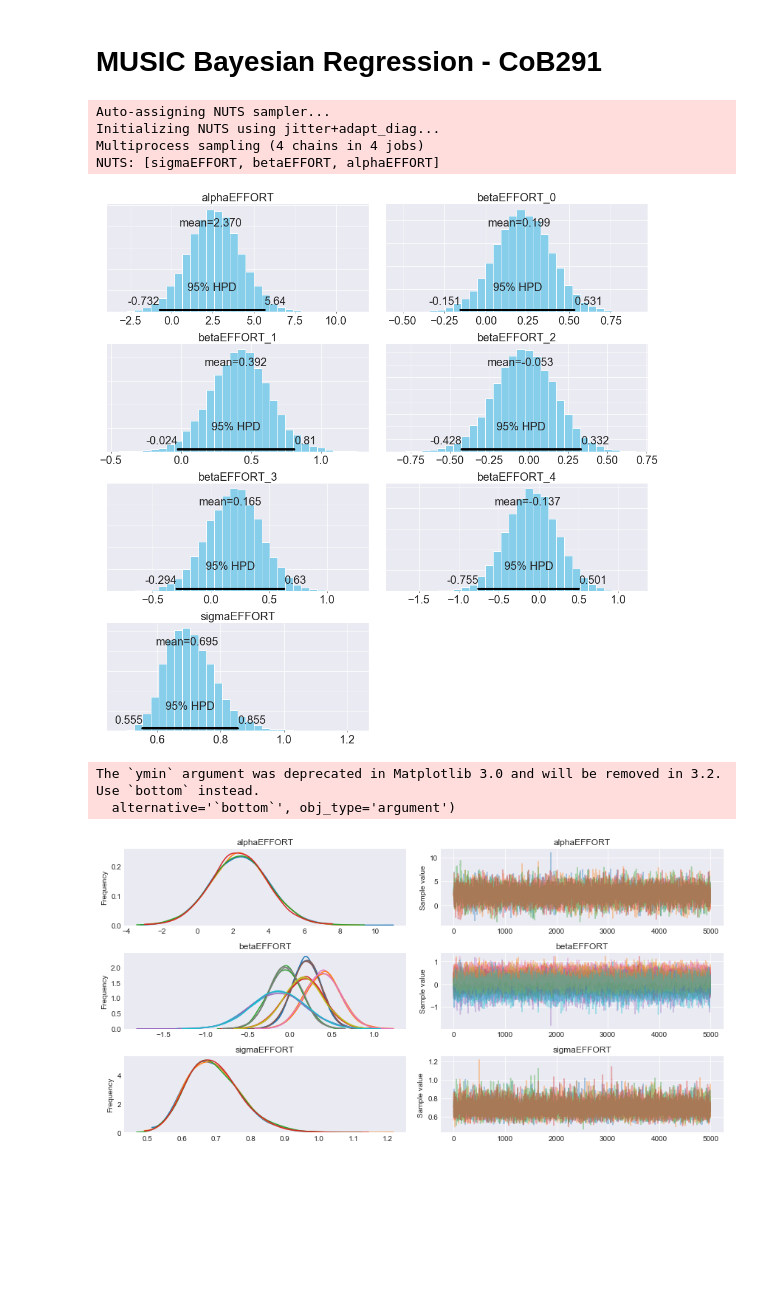
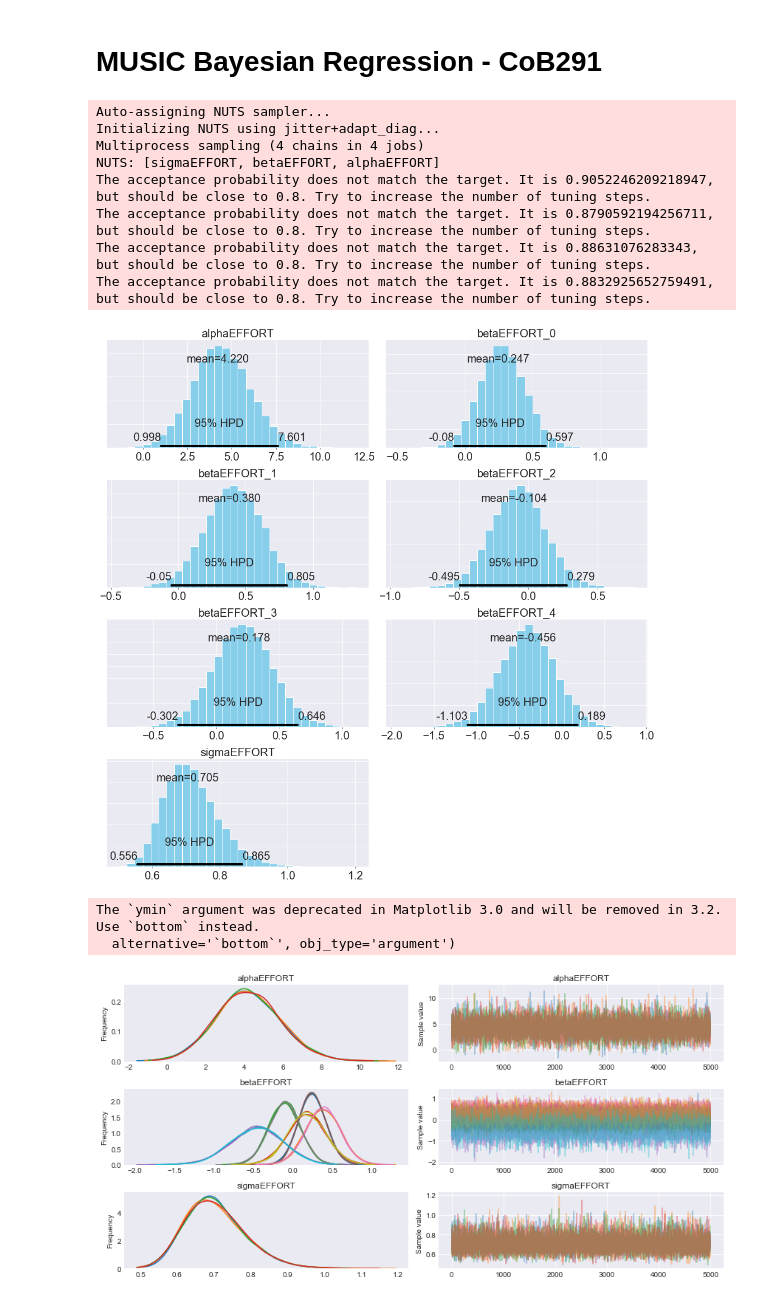
Before and after one commit to ljnovoa/Bayesian-Analysis, a Jupyter notebook: 291 MUSIC Bayesian Regression.ipynb, the cells around one changed output. Cells and saved outputs as stored; diff of their text form; code cells hidden in the pictures; blank space fills up the shorter version.

```diff
--- a/291 MUSIC Bayesian Regression.ipynb
+++ b/291 MUSIC Bayesian Regression.ipynb
@@ -58,35 +58,39 @@ CourRating  = np.array(CR)
 # %%
 # EFFORT MODEL
 
 modelA = pm.Model()
 
 with modelA:
 
     # Priors for unknown model parameters
-    alphaEFFORT = pm.Normal('alphaEFFORT', mu=0, sd=10)
+    alphaEFFORT = pm.Normal('alphaEFFORT', mu=70, sd=10)
     betaEFFORT  = pm.Normal('betaEFFORT', mu=0, sd=10, shape=5)
     sigmaEFFORT = pm.HalfNormal('sigmaEFFORT', sd=1)
 
     # Expected value of outcome
     muEFFORT = alphaEFFORT + betaEFFORT[0]*Empowerment + betaEFFORT[1]*Usefulness + betaEFFORT[2]*Success + betaEFFORT[3]*Interest + betaEFFORT[4]*Caring
 
     # Likelihood (sampling distribution) of observations
     Effort_obs = pm.Normal('Effort_obs', mu = muEFFORT, sd = sigmaEFFORT, observed = Effort)
 
     #MCMC 4 chains
     traceEFFORT = pm.sample(5000, cores=4)
     pm.plot_posterior(traceEFFORT, figsize = (14, 14), text_size=20, color='#87ceeb')
     plt.show()
 
 pm.traceplot(traceEFFORT) # ==> A simple posterior plot can be created using traceplot.
 plt.show()
 pm.forestplot(traceEFFORT);
 # %% [output]
 Auto-assigning NUTS sampler...
 Initializing NUTS using jitter+adapt_diag...
 Multiprocess sampling (4 chains in 4 jobs)
 NUTS: [sigmaEFFORT, betaEFFORT, alphaEFFORT]
+The acceptance probability does not match the target. It is 0.9052246209218947, but should be close to 0.8. Try to increase the number of tuning steps.
+The acceptance probability does not match the target. It is 0.8790592194256711, but should be close to 0.8. Try to increase the number of tuning steps.
+The acceptance probability does not match the target. It is 0.88631076283343, but should be close to 0.8. Try to increase the number of tuning steps.
+The acceptance probability does not match the target. It is 0.8832925652759491, but should be close to 0.8. Try to increase the number of tuning steps.
-[figure, old version]
+[figure, new version]
 The `ymin` argument was deprecated in Matplotlib 3.0 and will be removed in 3.2. Use `bottom` instead.
   alternative='`bottom`', obj_type='argument')
-[figure, old version]
+[figure, new version]
```
Also changed, not shown: parts of 13 cells of this notebook.
